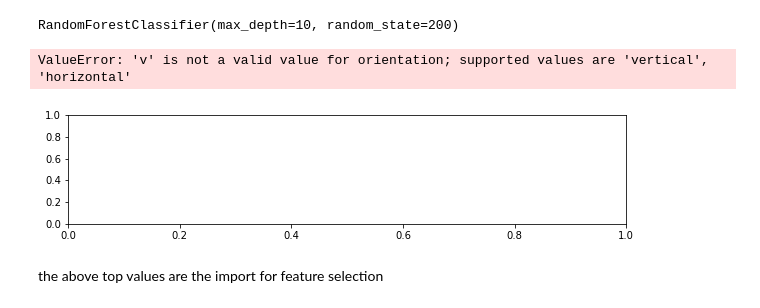
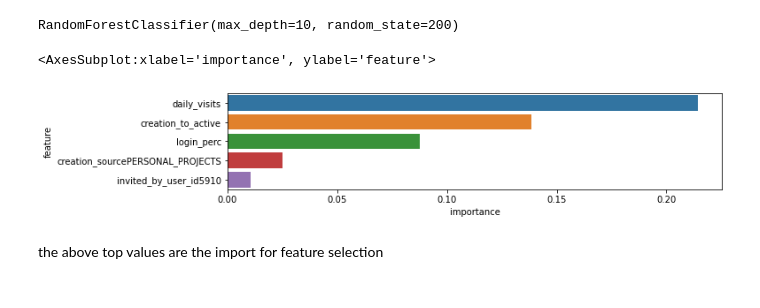
Before and after one commit to allokkk/relax_challange, a Jupyter notebook: sollution.ipynb, the cells around one changed output. Drawn from its saved outputs; the diff is of its cells as text; code cells hidden in the pictures.

```diff
--- a/sollution.ipynb
+++ b/sollution.ipynb
@@ -386,9 +386,9 @@ features.sort_values(by='importance', ascending=False, inplace=True)
 # %%
 # Display a horizontal barplot with the first 5 feature importances
 plt.figure(figsize=(10,2))
-sns.barplot(x=features['importance'][:5], y=features['feature'][:5],orientation='v')
+sns.barplot(x=features['importance'][:5], y=features['feature'][:5])
 # %% [output]
-ValueError: 'v' is not a valid value for orientation; supported values are 'vertical', 'horizontal'
+<AxesSubplot:xlabel='importance', ylabel='feature'>
-[figure, old version]
+[figure, new version]
 # %% [markdown]
 the above top values are the import for feature selection
```
Also changed, not shown: parts of 2 cells of this notebook.
